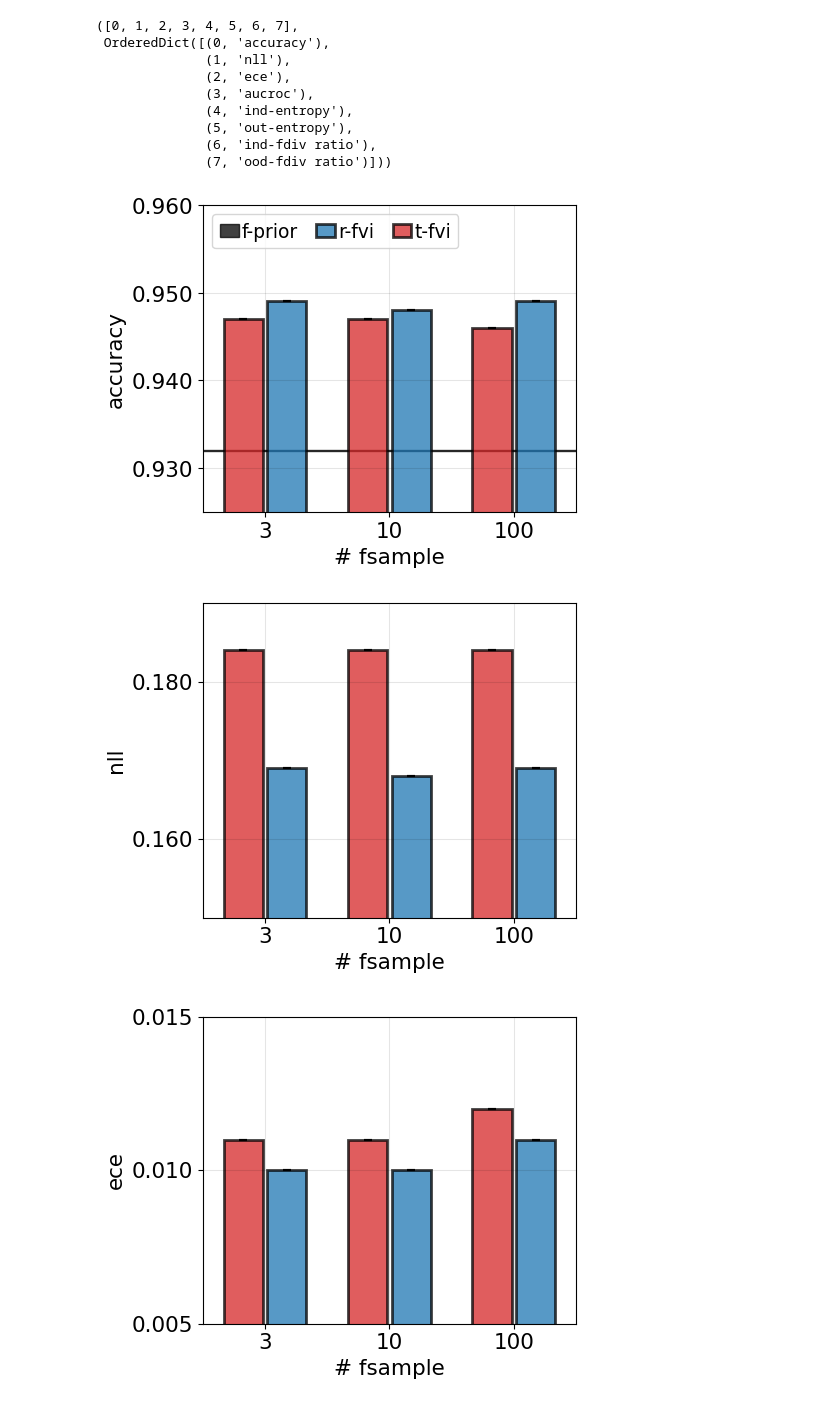
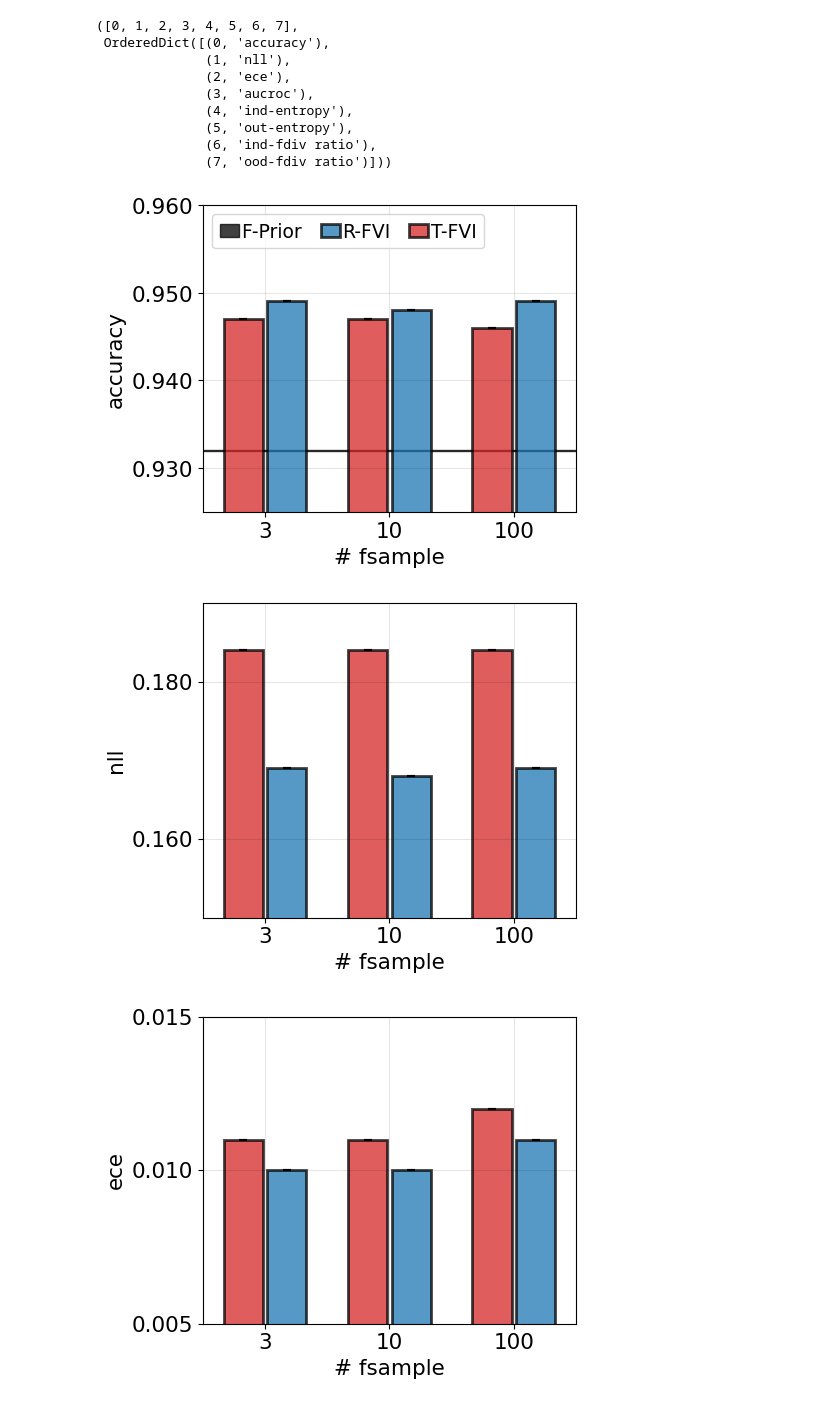
Before and after one commit to becre2021/RefinedFSBayes, a Jupyter notebook: example_evaluate_trainedmodel.ipynb, the cells around one changed output. Cells and saved outputs as stored; diff of their text form; code cells hidden in the pictures.

```diff
--- a/example_evaluate_trainedmodel.ipynb
+++ b/example_evaluate_trainedmodel.ipynb
@@ -635,15 +635,14 @@ for target_idx in target_idx_list:
     #mu,std  = metric_pro[:,0],metric_pro[:,1]
     if target_idx not in [6,7]:
         mu,std  = mu_prior[target_idx], std_prior[target_idx]
-        upper_threshold = mu+std/np.sqrt(nexp)+1
-        e-4,
+        upper_threshold = mu+std/np.sqrt(nexp)+1e-4,
         lower_threshold = mu-std/np.sqrt(nexp)-1e-4,
         axs.fill_between(config_figs.xlim,
                         upper_threshold ,
                         lower_threshold ,
                         color='black',
                         alpha=0.75,
-                        label='f-prior')
+                        label='F-Prior')
 
 
 
@@ -660,7 +659,7 @@ for target_idx in target_idx_list:
         color = 'tab:blue',
         alpha=alpha_,
         edgecolor='black',
-        label='r-fvi',
+        label='R-FVI',
     )
 
 
@@ -673,35 +672,35 @@ for target_idx in target_idx_list:
         linewidth=2.,
         error_kw=error_kw_shared,
         color = 'tab:red',
         alpha=alpha_,
         edgecolor='black',
-        label='t-fvi',
+        label='T-FVI',
     )
 
     axs.set_xticks(xrange,config_figs.xticks)
     #axs.set_yticks(config_figs.yticks)
     axs.set_xlim(config_figs.xlim)
     axs.set_ylim(config_figs.ylim)
 
     axs.set_xlabel('# fsample',fontsize=config_figs.fontsiz)
     axs.set_ylabel('{}'.format(metric_name),fontsize=config_figs.fontsiz)
     axs.grid(alpha=0.1,color="black")
 
 
 
     plt.gca().yaxis.set_major_formatter(FormatStrFormatter('%.3f'))
 
     plt.locator_params(axis='y', nbins=3)
 
 
     # legend
     if target_idx == 0:
         axs.legend(loc='upper left',fontsize=config_figs.fontsiz-2,ncol=3,columnspacing=1.0,handlelength=1.0,handletextpad=.15 )
 
     plt.tight_layout()
     plt.show()
 # %% [output]
-[figure, old version]
+[figure, new version]
 [figure]
 [figure]
 [figure]
```
Also changed, not shown: 1 other file.
